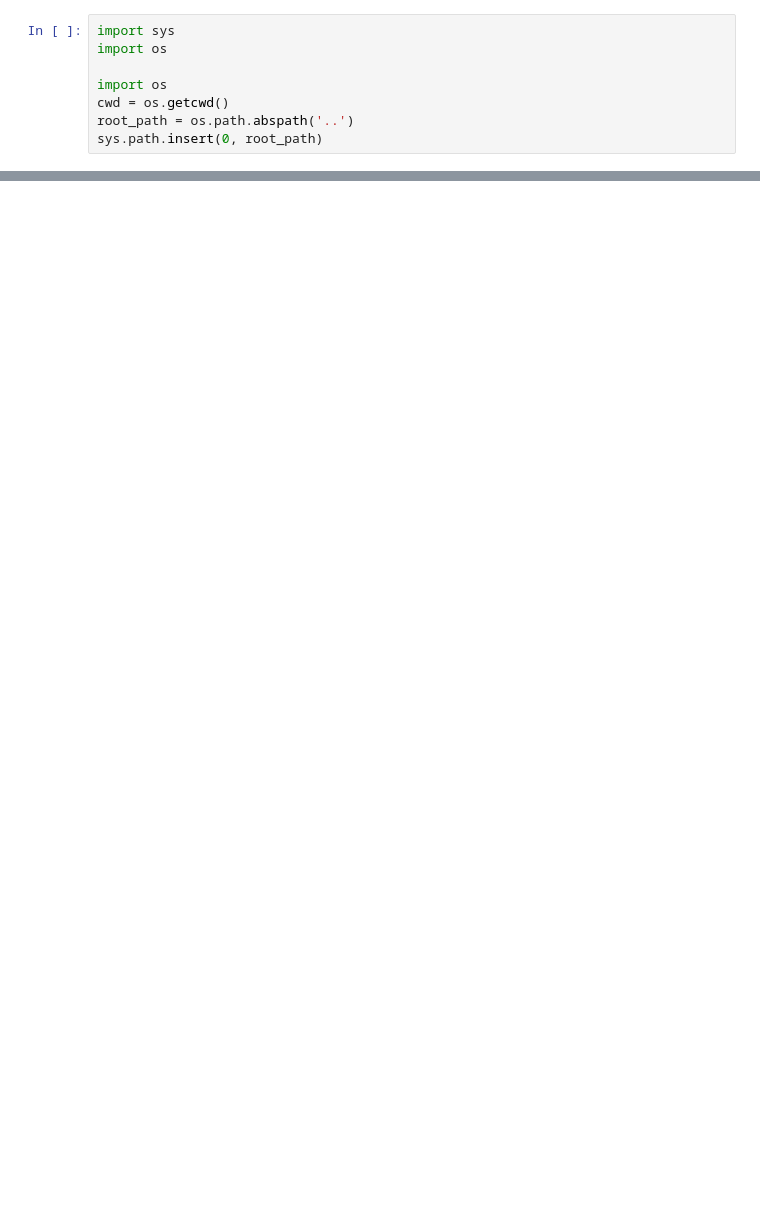
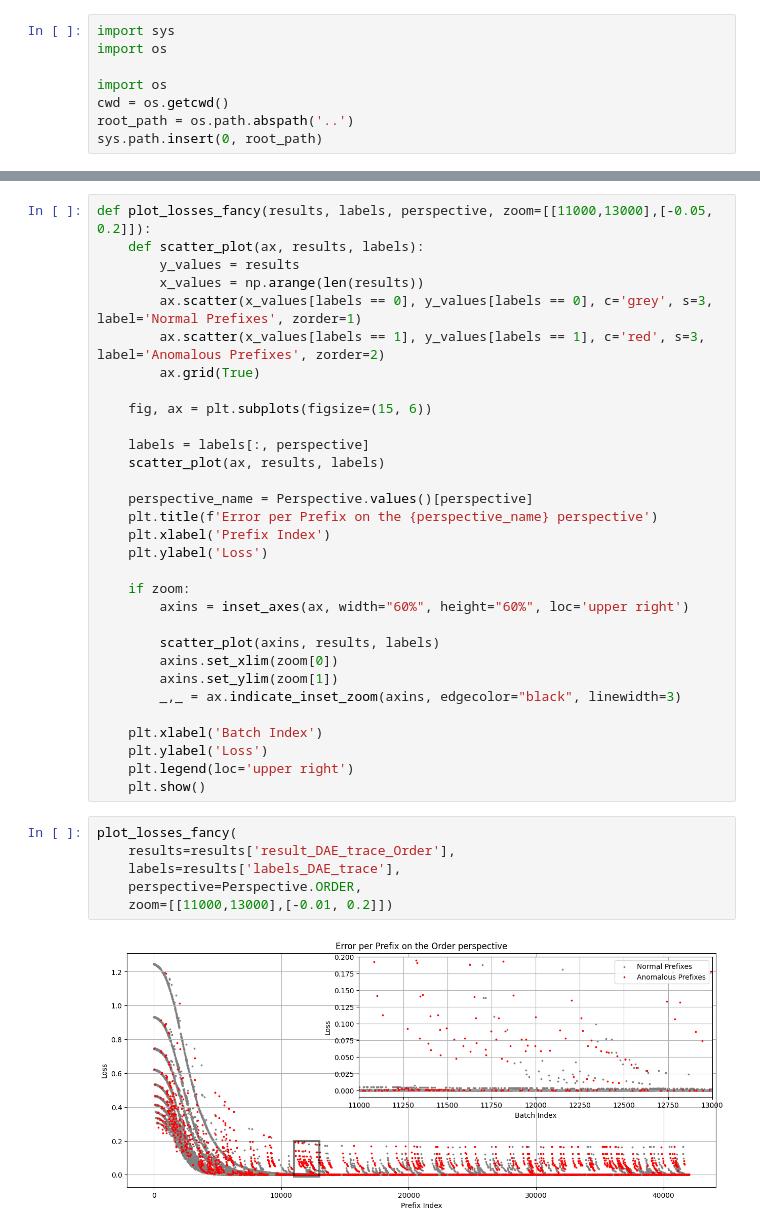
Before and after one commit to ronaldvandenbroek/BPAD, a Jupyter notebook: analysis/raw_results.ipynb, the cells around one changed output, grey strips where cells are left out. Saved outputs shown, nothing was run; the diff lists cells and outputs as text; blank space fills up the shorter version.

Commit message:
Result analysis

```diff
--- a/analysis/raw_results.ipynb
+++ b/analysis/raw_results.ipynb
@@ -157,0 +95,39 @@ plot_losses_fancy(losses, ['Test', 'Test2'], zoom=True)
+# %%
+def plot_losses_fancy(results, labels, perspective, zoom=[[11000,13000],[-0.05, 0.2]]):
+    def scatter_plot(ax, results, labels):
+        y_values = results
+        x_values = np.arange(len(results))
+        ax.scatter(x_values[labels == 0], y_values[labels == 0], c='grey', s=3, label='Normal Prefixes', zorder=1)
+        ax.scatter(x_values[labels == 1], y_values[labels == 1], c='red', s=3, label='Anomalous Prefixes', zorder=2)
+        ax.grid(True)
+
+    fig, ax = plt.subplots(figsize=(15, 6))
+
+    labels = labels[:, perspective]
+    scatter_plot(ax, results, labels)
+
+    perspective_name = Perspective.values()[perspective]
+    plt.title(f'Error per Prefix on the {perspective_name} perspective')
+    plt.xlabel('Prefix Index')
+    plt.ylabel('Loss')
+
+    if zoom:
+        axins = inset_axes(ax, width="60%", height="60%", loc='upper right')
+
+        scatter_plot(axins, results, labels)
+        axins.set_xlim(zoom[0])
+        axins.set_ylim(zoom[1])
+        _,_ = ax.indicate_inset_zoom(axins, edgecolor="black", linewidth=3)
+
+    plt.xlabel('Batch Index')
+    plt.ylabel('Loss')
+    plt.legend(loc='upper right')
+    plt.show()
+# %%
+plot_losses_fancy(
+    results=results['result_DAE_trace_Order'],
+    labels=results['labels_DAE_trace'],
+    perspective=Perspective.ORDER,
+    zoom=[[11000,13000],[-0.01, 0.2]])
+# %% [output]
+[figure, added]
```
Also changed, not shown: parts of 24 cells of this notebook, 4 other files.
